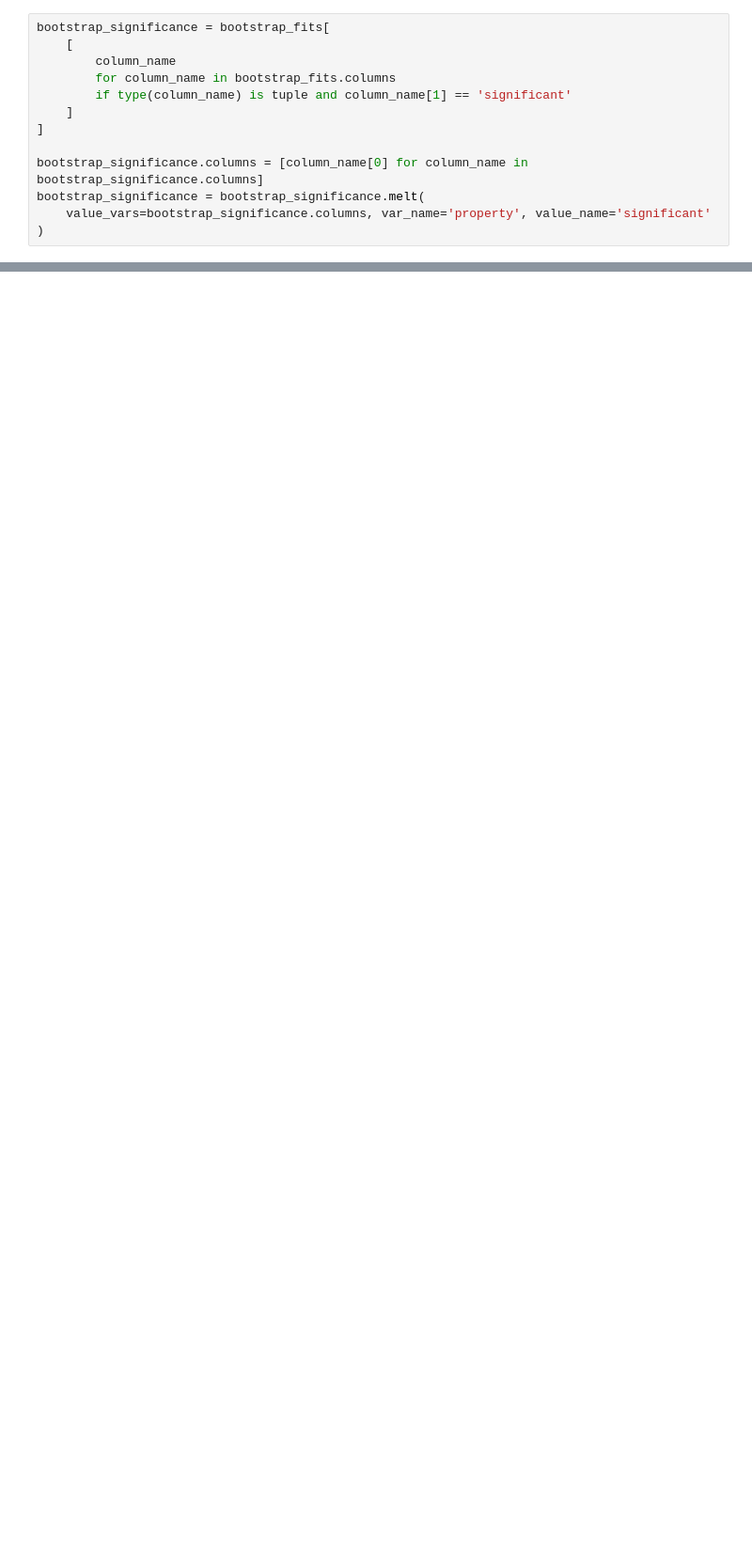
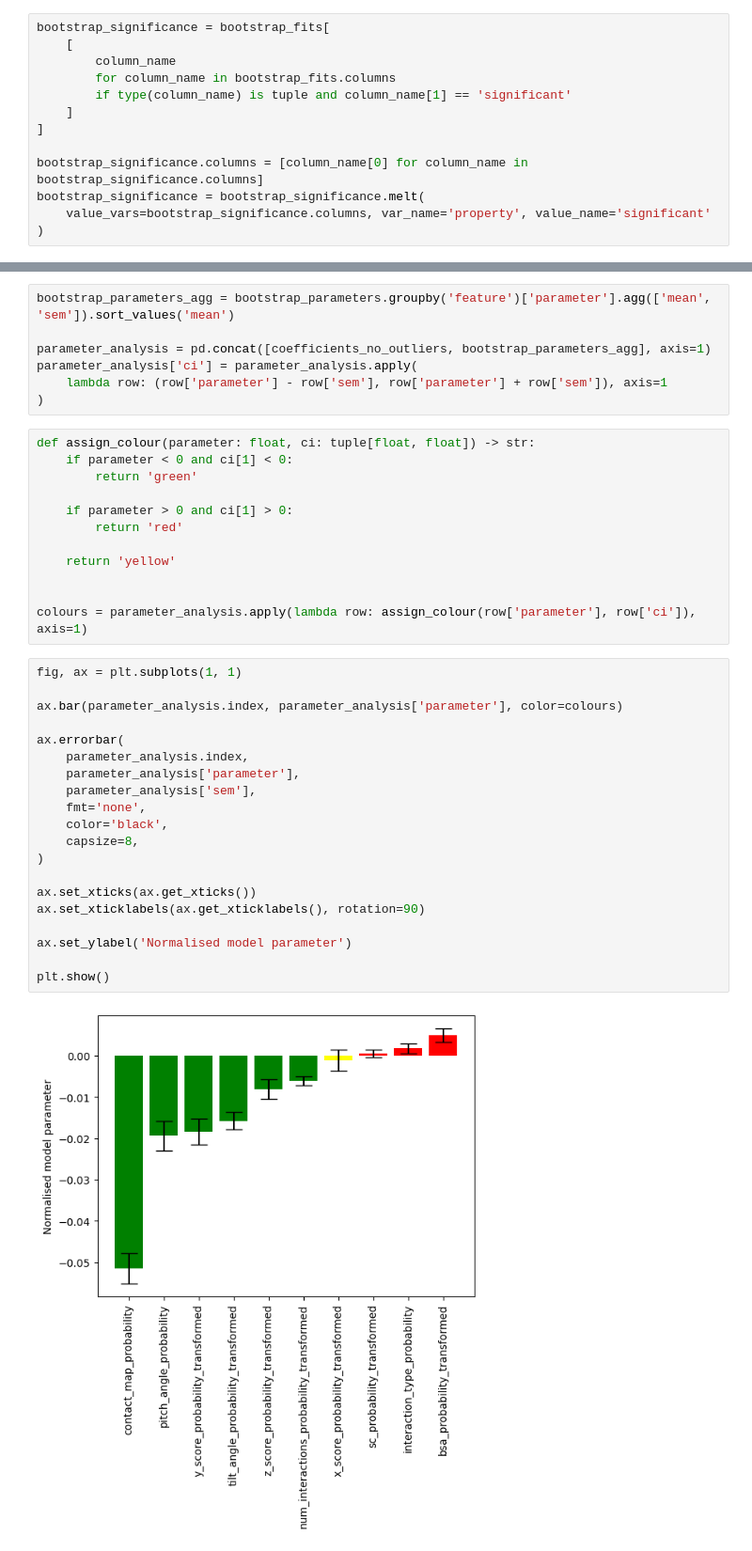
Before and after one commit to benjiemc/tcr-pmhc-predicted-structures, a Jupyter notebook: notebooks/compare_structural_features_to_confidence.ipynb, the cells around one changed output, grey strips where cells are left out. Shown at 94% size. Drawn from its saved outputs; the diff is of its cells as text; blank space fills up the shorter version.

```diff
--- a/notebooks/compare_structural_features_to_confidence.ipynb
+++ b/notebooks/compare_structural_features_to_confidence.ipynb
@@ -1275,0 +1299,41 @@ plt.show()
+# %%
+bootstrap_parameters_agg = bootstrap_parameters.groupby('feature')['parameter'].agg(['mean', 'sem']).sort_values('mean')
+
+parameter_analysis = pd.concat([coefficients_no_outliers, bootstrap_parameters_agg], axis=1)
+parameter_analysis['ci'] = parameter_analysis.apply(
+    lambda row: (row['parameter'] - row['sem'], row['parameter'] + row['sem']), axis=1
+)
+# %%
+def assign_colour(parameter: float, ci: tuple[float, float]) -> str:
+    if parameter < 0 and ci[1] < 0:
+        return 'green'
+
+    if parameter > 0 and ci[1] > 0:
+        return 'red'
+
+    return 'yellow'
+
+
+colours = parameter_analysis.apply(lambda row: assign_colour(row['parameter'], row['ci']), axis=1)
+# %%
+fig, ax = plt.subplots(1, 1)
+
+ax.bar(parameter_analysis.index, parameter_analysis['parameter'], color=colours)
+
+ax.errorbar(
+    parameter_analysis.index,
+    parameter_analysis['parameter'],
+    parameter_analysis['sem'],
+    fmt='none',
+    color='black',
+    capsize=8,
+)
+
+ax.set_xticks(ax.get_xticks())
+ax.set_xticklabels(ax.get_xticklabels(), rotation=90)
+
+ax.set_ylabel('Normalised model parameter')
+
+plt.show()
+# %% [output]
+[figure, added]
```
Also changed, not shown: parts of 10 cells of this notebook.
